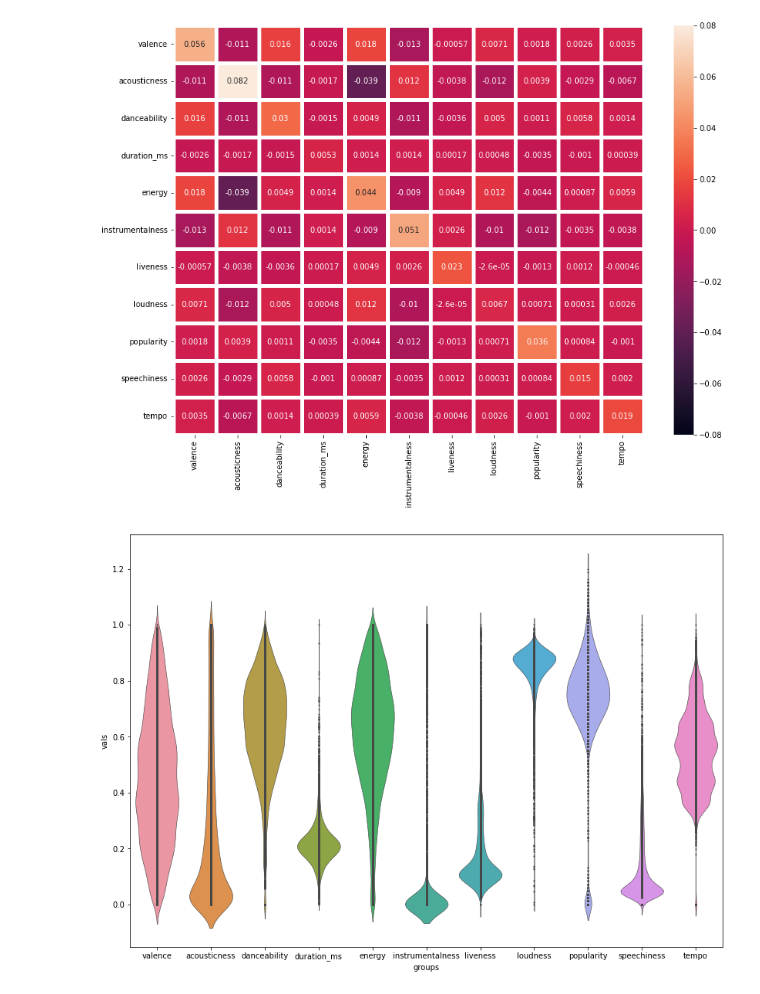
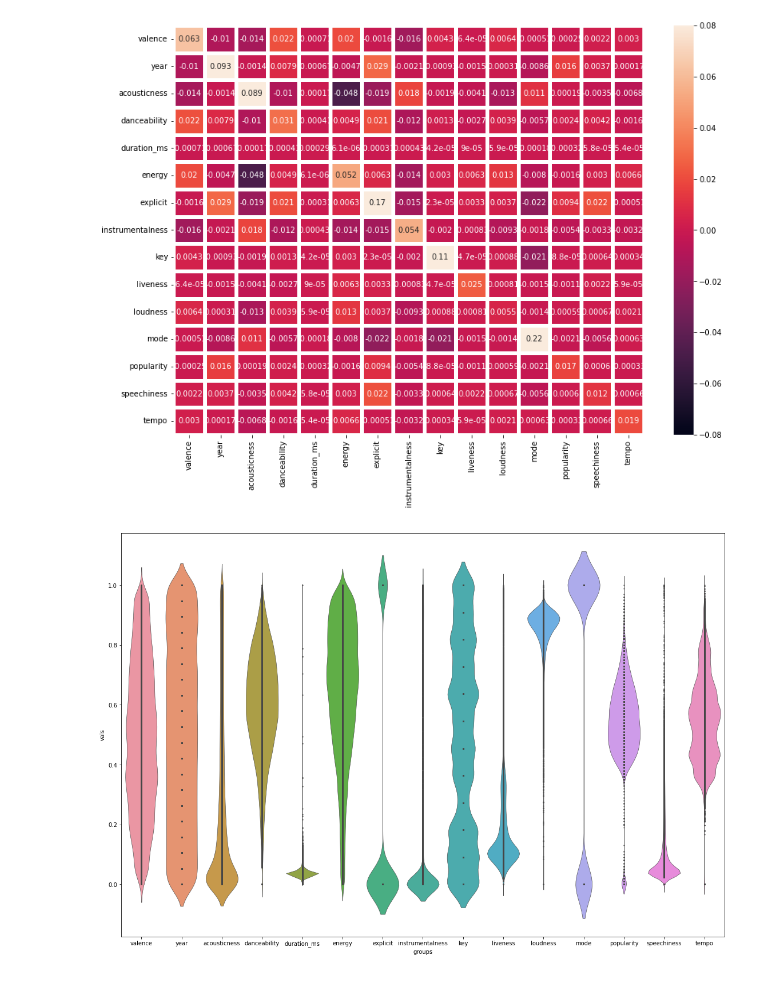
Before and after one commit to lucasleone21/Spotify-Recomender-System, a Jupyter notebook: Simple Spotify Recomender system (Content Based).ipynb, the cells around one changed output. Saved outputs shown, nothing was run; the diff lists cells and outputs as text; code cells hidden in the pictures.

```diff
--- a/Simple Spotify Recomender system (Content Based).ipynb
+++ b/Simple Spotify Recomender system (Content Based).ipynb
@@ -54,5 +33,5 @@ music
 # %%
-select = music['year'] > 2013
+select = music['year'] > 2000
 music = music[select]
 music = music.reset_index(drop=True)
 # %%
@@ -101,11 +80,6 @@ def min_max(df):
 
     return df_norm
 # %%
-teste = min_max(music_aux)
-teste['popularity'] = teste['popularity']*1.2
-teste['energy'] = teste['energy']*1
-teste['acousticness'] = teste['acousticness']*1
-teste['danceability'] = teste['danceability']*1
-teste = teste.drop(['year','key','mode','explicit'],axis = 'columns')
-teste
+music_norm = min_max(music_aux)
+music_norm
 # %% [output]
@@ -125,17 +99,17 @@ teste
 # %%
-ax = sns.heatmap(teste.cov(),vmin=-0.08, vmax=0.08, annot = True, linewidths = 5, annot_kws={'size': 10})
+ax = sns.heatmap(music_norm.cov(),vmin=-0.08, vmax=0.08, annot = True, linewidths = 5, annot_kws={'size': 10})
 fig = plt.gcf()
 cm = 1/2.54
 fig.set_size_inches(35*cm, 25*cm)
 plt.show()
 # %% [output]
-[figure, old version]
+[figure, new version]
 # %%
-df2 = teste.melt(var_name='groups', value_name='vals')
+df2 = music_norm.melt(var_name='groups', value_name='vals')
 ax = sns.violinplot(x="groups", y="vals", data=df2, linewidth = 0.6, inner = 'point', scale= 'width')
 fig = plt.gcf()
 cm = 1/2.54
-fig.set_size_inches(35*cm, 25*cm)
+fig.set_size_inches(48*cm, 33*cm)
 plt.show()
 # %% [output]
-[figure, old version]
+[figure, new version]
```
Also changed, not shown: parts of 13 cells of this notebook.
